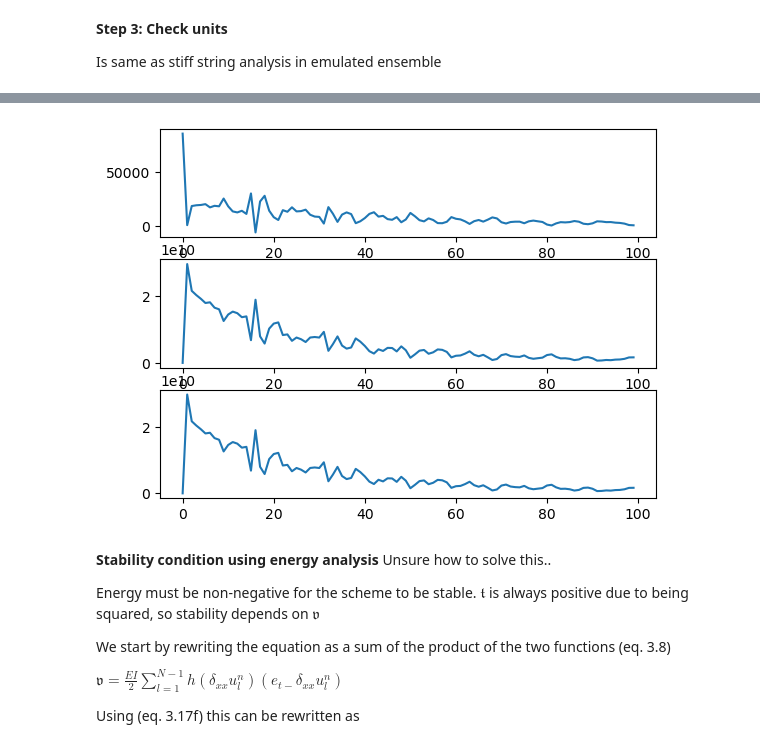
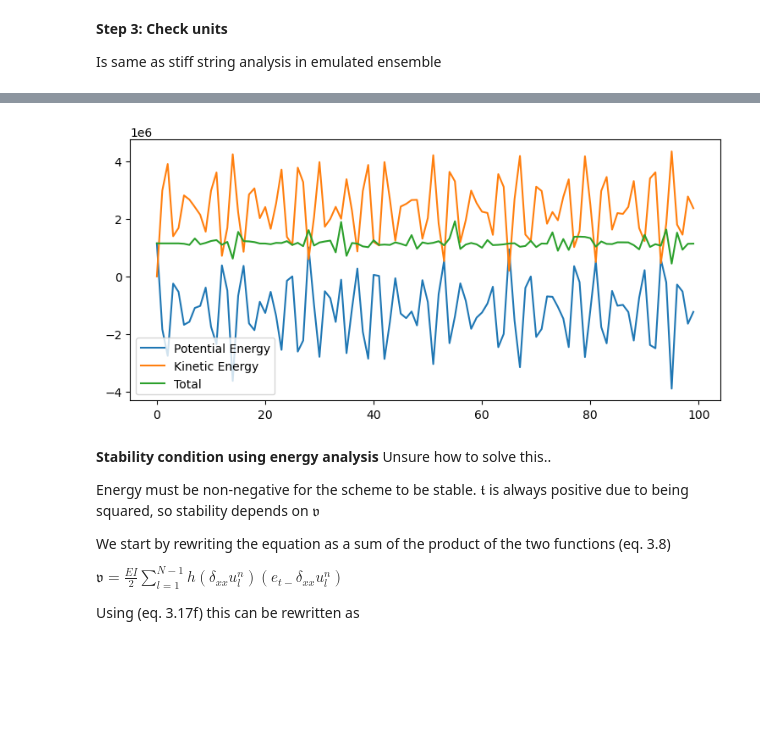
Before and after one commit to TSonderbo/EPiano, a Jupyter notebook: Python/bar_analysis.ipynb, the cells around one changed output, grey strips where cells are left out. Drawn from its saved outputs; the diff is of its cells as text; code cells hidden in the pictures; blank space fills up the shorter version.

```diff
--- a/Python/bar_analysis.ipynb
+++ b/Python/bar_analysis.ipynb
@@ -203,15 +191,15 @@ lenSound = 100 #length of sound in samples
 
 L = 0.1564
 rho = 7850 #material Density
-r = 0.001905 / 2
-A = math.pi * r**2 #cross-sectinal area
+r = 1.524 * 10 **-3
+A = math.pi * r**2 #cross-sectional area
 E = 2*10**11 #young's Modulus
 I = math.pi * r**4 / 4 #inertia
 
 kappa = math.sqrt((E*I)/(rho*A)) #stiffness coefficient
 
-sigma_1 = 0.05 #freq. dependent damping
-sigma_0 = 1.0 #freq. independent damping
+sigma_1 = 0.0 #freq. dependent damping
+sigma_0 = 0.0 #freq. independent damping
 
 h = math.sqrt((4*sigma_1*k+math.sqrt((4*sigma_1*k)**2+16*kappa**2*k**2))/2)  #grid spacing based on stability condition
 
@@ -220,61 +208,78 @@ N = int(L//h) #grid intervals
 h = L/N
 hSq = h**2
 
 mu = (kappa*k) / hSq
 muSq = mu**2
 
-Dxx = 1/h**2 * np.matrix(toeplitz(np.pad([-2, 1], (0, N+1-2))))
+uNext = np.zeros(N+1)
+u = np.zeros(N+1)
 
-Dxxxx = Dxx * Dxx
+Dxx = np.matrix(toeplitz(np.pad([-2, 1], (0, N-1))))
+Dxx[-1,-2] = 2
+Dxx = 1/(h*h) * Dxx
 
-Id = np.matrix(np.identity(N + 1))
 
-A = 1 + sigma_0 * k
-
-B = 2* Id - kappa**2 * k**2 * Dxxxx + 2*sigma_1*k*Dxx
-
-C = -(1-sigma_0*k) * Id - 2 * sigma_1 * k * Dxx
-
-uNext = np.matrix(np.zeros(N+1))
-u = np.matrix(np.zeros(N+1))
-
-loc = round(0.5 * N); # Center location
-halfWidth = round(N/10); # Half-width of raised cosine
+loc = round(0.3 * N); # Center location
+halfWidth = round(N/20); # Half-width of raised cosine
 width = 2 * halfWidth; # Full width
 rcX = range(0,width); # x-locations for raised cosine
-rc = np.array([[0.5 - 0.5 * math.cos(2 * math.pi * x / width) for x in rcX]]) # raised cosine
-u[0,loc-halfWidth : loc+halfWidth] = rc[:] # initialise current state
+rc = np.array([0.5 - 0.5 * math.cos(2 * math.pi * x / width) for x in rcX]) # raised cosine
+u[loc-halfWidth : loc+halfWidth] = rc # initialise current state
 
-u = u.T
-uNext = uNext.T
 uPrev = np.matrix.copy(u)
 
 output = np.zeros(lenSound) #output vector
 
 potEnergy = np.zeros(lenSound)
 kinEnergy = np.zeros(lenSound)
+damEnergy = np.zeros(lenSound)
+
+scaling = np.ones(N+1)
+scaling[N] = 0.5
 
 for i in range(0, lenSound):
 
-    uNext = 1/A * (B * u + C * uPrev)
+    for l in range(2, N-1):
 
-    output[i] = u[int(N/2), 0]
+        uNext[l] = ((2-6*muSq-((4*sigma_1*k)/hSq))*u[l] \
+            + (4*muSq + ((2*sigma_1*k)/hSq))*(u[l+1] + u[l-1]) \
+            - muSq*(u[l+2] + u[l-2]) \
+            + (-1+sigma_0*k+((4*sigma_1*k)/hSq))*uPrev[l] \
+            - ((2*sigma_1*k)/hSq) * (uPrev[l+1] + uPrev[l-1])) \
+            /(1+sigma_0*k)
 
+    uNext[N-1] = ((2 - 5*muSq - ((4 * sigma_1 * k) / hSq)) * u[N-1] \
+        + ((2*sigma_1*k)/(hSq)+2*muSq) * u[N] \
+        + (4*muSq + (2*sigma_1*k)/(hSq)) * u[N-2] \
+        - muSq*u[N-3]
+        + (-1 + sigma_0 * k + (4*sigma_1*k)/hSq)*uPrev[N-1]
+        - ((2*sigma_1*k)/(hSq))*(uPrev[N-2] + uPrev[N])) \
+        /(1+sigma_0*k)
 
-    kinEnergy[i] = rho * A * h / 2 * np.sum(np.array(1/k * (u - uPrev))**2) # Do these change depending on boundary condition
-    potEnergy[i] = E * I * h / 2 * np.sum(np.array(Dxx * u) * np.array(Dxx * uPrev))
+    uNext[N] = ((2 - 2*muSq - ((4 * sigma_1 * k) / hSq)) * u[N] \
+        + (4 * muSq + ((4 * sigma_1 * k) / hSq)) * u[N-1] \
+        - muSq * 2 * u[N-2] \
+        + (-1 + sigma_0 * k + ((4 * sigma_1 * k) / hSq)) * uPrev[N] \
+        - ((2 * sigma_1 * k) / hSq) * (2 * uPrev[N-1])) \
+        /(1+sigma_0*k)
+
+    output[i] = u[int(N/2)]
+
+    kinEnergy[i] = rho * A * h / 2 * np.sum(scaling * np.array(1/k * (u - uPrev))**2)
+    potEnergy[i] = E * I * h / 2 * np.sum(np.array(Dxx * np.matrix(u).T) * np.array(Dxx * np.matrix(uPrev).T))
 
     uPrev = np.matrix.copy(u)
     u = np.matrix.copy(uNext)
 
-
-fig, (ax0, ax1, ax2) = plt.subplots(3)
-ax0.plot(potEnergy)
-ax1.plot(kinEnergy)
-ax2.plot(potEnergy + kinEnergy)
+plt.figure(figsize=(9, 4))
+plt.plot(potEnergy)
+plt.plot(kinEnergy)
+plt.plot(potEnergy + kinEnergy)
+plt.legend(['Potential Energy', 'Kinetic Energy', 'Total'])
+plt.ticklabel_format(style='sci', axis='y', scilimits=(0,0))
 plt.show()
 # %% [output]
-[figure, old version]
+[figure, new version]
 # %% [markdown]
 **Stability condition using energy analysis** Unsure how to solve this..
 
```
Also changed, not shown: parts of 8 cells of this notebook, 8 other files.
